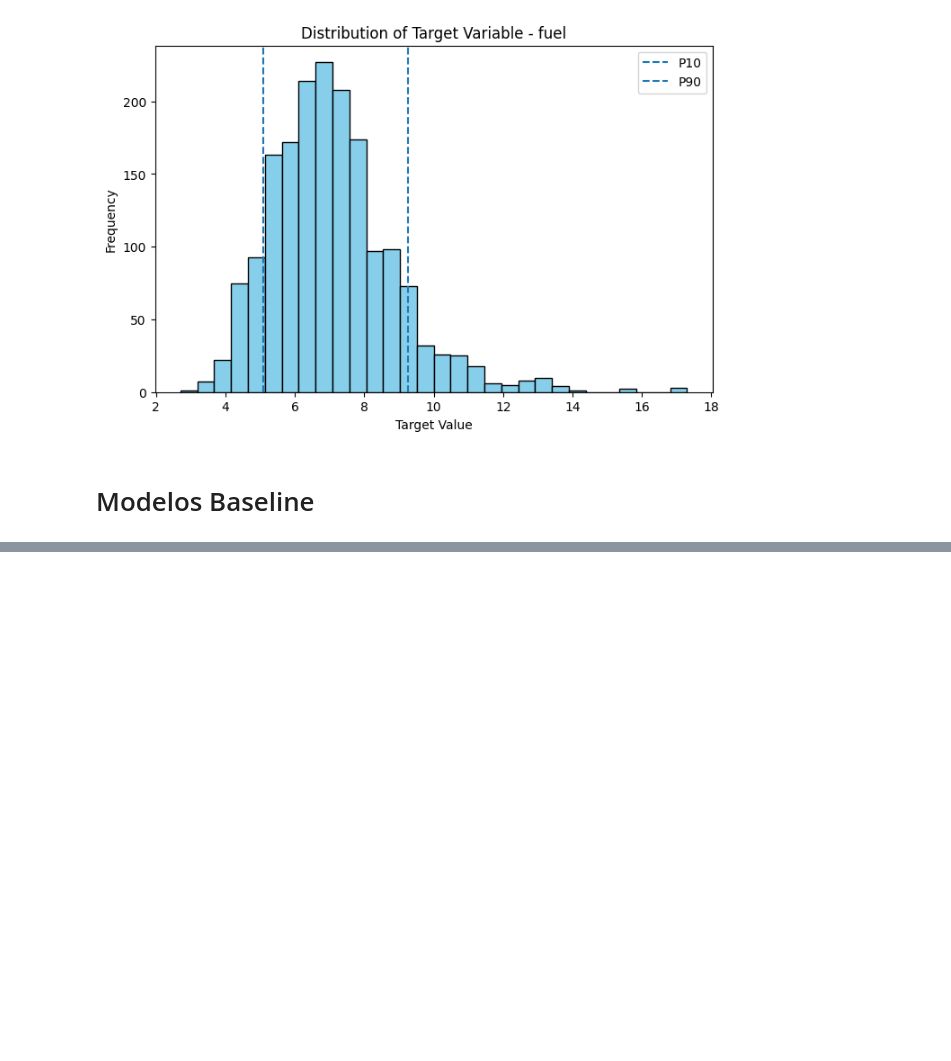
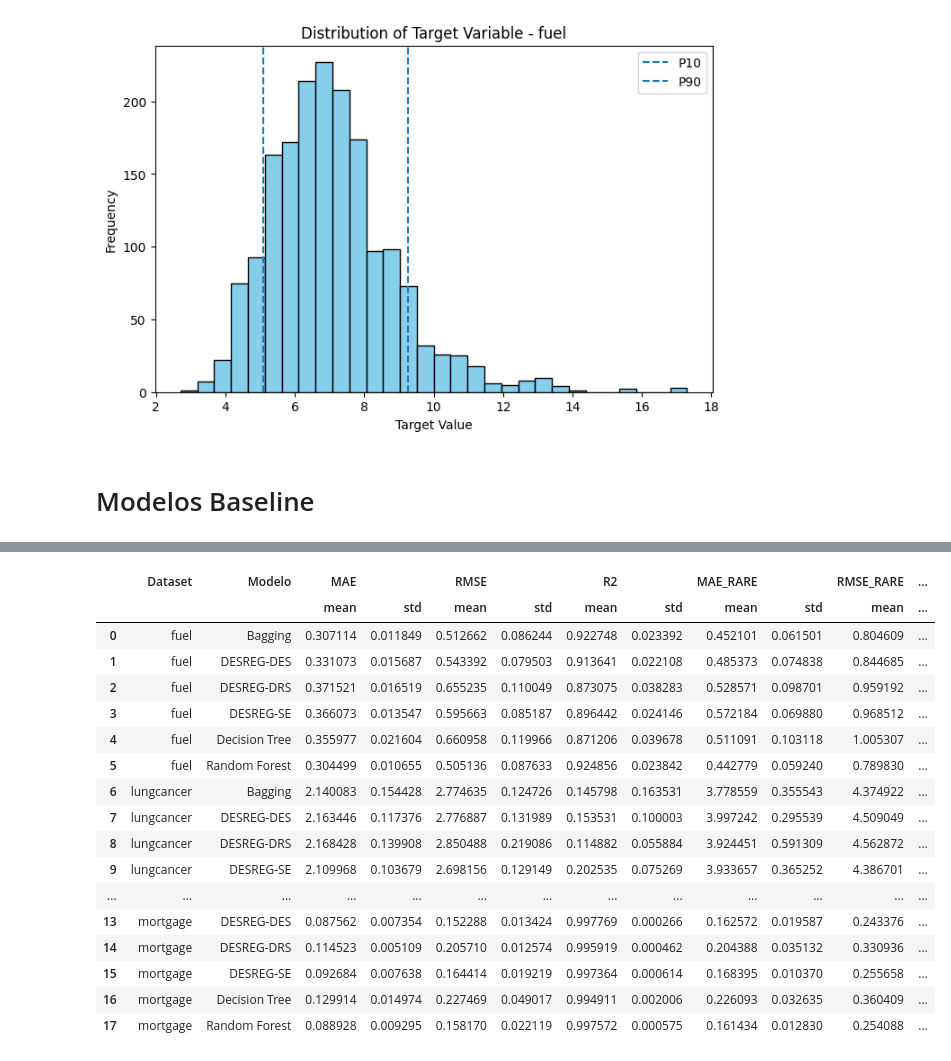
Before and after one commit to carloshendvpm/experimentos_desreg_v2, a Jupyter notebook: experimentos_desreg_inicial.ipynb, the cells around one changed output, grey strips where cells are left out. Cells and saved outputs as stored; diff of their text form; code cells hidden in the pictures; blank space fills up the shorter version.

```diff
--- a/experimentos_desreg_inicial.ipynb
+++ b/experimentos_desreg_inicial.ipynb
@@ -88,5 +87,21 @@ DATASETS = {
 # %%
+def download_dataset_if_needed(path):
+    if os.path.exists(path):
+        return
+
+    filename = os.path.basename(path)
+    url = DATASET_URLS.get(filename)
+    if url is None:
+        raise FileNotFoundError(f"Dataset '{path}' não encontrado e não há URL cadastrada para download.")
+
+    os.makedirs(os.path.dirname(path) or ".", exist_ok=True)
+    print(f"Baixando dataset: {filename}")
+    urlretrieve(url, path)
+
+
 def load_dataset(path, target_col):
+    download_dataset_if_needed(path)
+
     df = pd.read_csv(path)
 
     df.columns = df.columns.str.strip()
@@ -277,7 +292,6 @@ def evaluate_model(
 
     modelo.fit(X_train, y_train)
     y_pred = modelo.predict(X_test)
-    y_pred = np.asarray(y_pred).reshape(-1)
 
     tempo = time.time() - inicio
 
@@ -371,0 +410,48 @@ KeyboardInterrupt:
+# %%
+import os
+import pandas as pd
+
+TABLE_DIR = globals().get("TABLE_DIR", os.path.join("outputs", "tabelas"))
+RESULTS_PATH = os.path.join(TABLE_DIR, "resultados_experimentos.csv")
+
+if "results_df" not in globals():
+  results_df = pd.read_csv(RESULTS_PATH)
+
+resume_df = (
+  results_df.groupby(["Dataset", "Modelo"], as_index=False)
+  .agg(
+    MEAN_MAE=("MAE", "mean"),
+    STD_MAE=("MAE", "std"),
+    MEAN_RMSE=("RMSE", "mean"),
+    STD_RMSE=("RMSE", "std"),
+    MEAN_R2=("R2", "mean"),
+    STD_R2=("R2", "std"),
+    MEAN_MAE_RARE=("MAE_RARE", "mean"),
+    STD_MAE_RARE=("MAE_RARE", "std"),
+    MEAN_RMSE_RARE=("RMSE_RARE", "mean"),
+    STD_RMSE_RARE=("RMSE_RARE", "std"),
+    MEAN_TEMPO_SEGUNDOS=("Tempo_segundos", "mean"),
+    STD_TEMPO_SEGUNDOS=("Tempo_segundos", "std"),
+  )
+)
+
+resume_df
+# %% [output]
+|  | Dataset | Modelo | MAE |  | RMSE |  | R2 |  | MAE_RARE |  | RMSE_RARE | ... |
+|  |  |  | mean | std | mean | std | mean | std | mean | std | mean | ... |
+| 0 | fuel | Bagging | 0.307114 | 0.011849 | 0.512662 | 0.086244 | 0.922748 | 0.023392 | 0.452101 | 0.061501 | 0.804609 | ... |
+| 1 | fuel | DESREG-DES | 0.331073 | 0.015687 | 0.543392 | 0.079503 | 0.913641 | 0.022108 | 0.485373 | 0.074838 | 0.844685 | ... |
+| 2 | fuel | DESREG-DRS | 0.371521 | 0.016519 | 0.655235 | 0.110049 | 0.873075 | 0.038283 | 0.528571 | 0.098701 | 0.959192 | ... |
+| 3 | fuel | DESREG-SE | 0.366073 | 0.013547 | 0.595663 | 0.085187 | 0.896442 | 0.024146 | 0.572184 | 0.069880 | 0.968512 | ... |
+| 4 | fuel | Decision Tree | 0.355977 | 0.021604 | 0.660958 | 0.119966 | 0.871206 | 0.039678 | 0.511091 | 0.103118 | 1.005307 | ... |
+| 5 | fuel | Random Forest | 0.304499 | 0.010655 | 0.505136 | 0.087633 | 0.924856 | 0.023842 | 0.442779 | 0.059240 | 0.789830 | ... |
+| 6 | lungcancer | Bagging | 2.140083 | 0.154428 | 2.774635 | 0.124726 | 0.145798 | 0.163531 | 3.778559 | 0.355543 | 4.374922 | ... |
+| 7 | lungcancer | DESREG-DES | 2.163446 | 0.117376 | 2.776887 | 0.131989 | 0.153531 | 0.100003 | 3.997242 | 0.295539 | 4.509049 | ... |
+| 8 | lungcancer | DESREG-DRS | 2.168428 | 0.139908 | 2.850488 | 0.219086 | 0.114882 | 0.055884 | 3.924451 | 0.591309 | 4.562872 | ... |
+| 9 | lungcancer | DESREG-SE | 2.109968 | 0.103679 | 2.698156 | 0.129149 | 0.202535 | 0.075269 | 3.933657 | 0.365252 | 4.386701 | ... |
+| ... | ... | ... | ... | ... | ... | ... | ... | ... | ... | ... | ... | ... |
+| 13 | mortgage | DESREG-DES | 0.087562 | 0.007354 | 0.152288 | 0.013424 | 0.997769 | 0.000266 | 0.162572 | 0.019587 | 0.243376 | ... |
+| 14 | mortgage | DESREG-DRS | 0.114523 | 0.005109 | 0.205710 | 0.012574 | 0.995919 | 0.000462 | 0.204388 | 0.035132 | 0.330936 | ... |
+| 15 | mortgage | DESREG-SE | 0.092684 | 0.007638 | 0.164414 | 0.019219 | 0.997364 | 0.000614 | 0.168395 | 0.010370 | 0.255658 | ... |
+| 16 | mortgage | Decision Tree | 0.129914 | 0.014974 | 0.227469 | 0.049017 | 0.994911 | 0.002006 | 0.226093 | 0.032635 | 0.360409 | ... |
+| 17 | mortgage | Random Forest | 0.088928 | 0.009295 | 0.158170 | 0.022119 | 0.997572 | 0.000575 | 0.161434 | 0.012830 | 0.254088 | ... |
```
Also changed, not shown: parts of 7 cells of this notebook.
